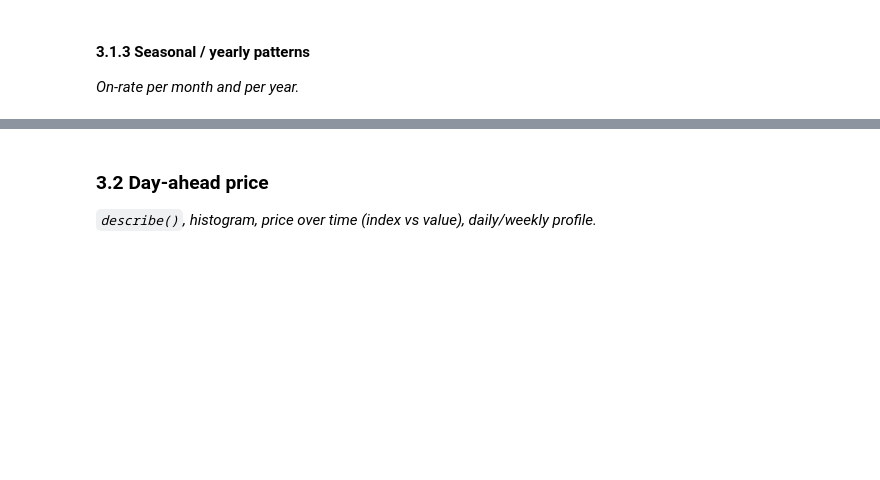
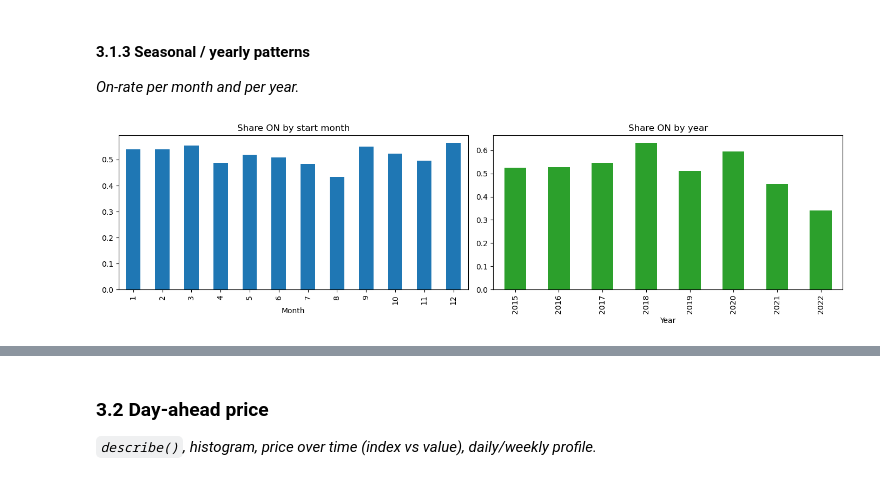
Before and after one commit to idatomine/Women-in-AI-tdt4173, a Jupyter notebook: analysis/01_eda.ipynb, the cells around one changed output, grey strips where cells are left out. Saved outputs shown, nothing was run; the diff lists cells and outputs as text; code cells hidden in the pictures; blank space fills up the shorter version.

```diff
--- a/analysis/01_eda.ipynb
+++ b/analysis/01_eda.ipynb
@@ -308,3 +556,20 @@ Name: total_calculation_time, dtype: float64
 #### 3.1.3 Seasonal / yearly patterns
 
 *On-rate per month and per year.*
+# %%
+year = train["starttime"].dt.year
+month = train["starttime"].dt.month
+run_on = Y.mean(axis=(1, 2))   # share ON in each run (all generators, all hours)
+
+# Statistics + plots: share ON per month and per year
+fig, axes = plt.subplots(1, 2, figsize=(14, 4))
+pd.Series(run_on).groupby(month).mean().plot.bar(ax=axes[0])
+axes[0].set_title("Share ON by start month")
+axes[0].set_xlabel("Month")
+pd.Series(run_on).groupby(year).mean().plot.bar(ax=axes[1], color="tab:green")
+axes[1].set_title("Share ON by year")
+axes[1].set_xlabel("Year")
+plt.tight_layout()
+plt.show()
+# %% [output]
+[figure, added]
```
Also changed, not shown: parts of 49 cells of this notebook.
